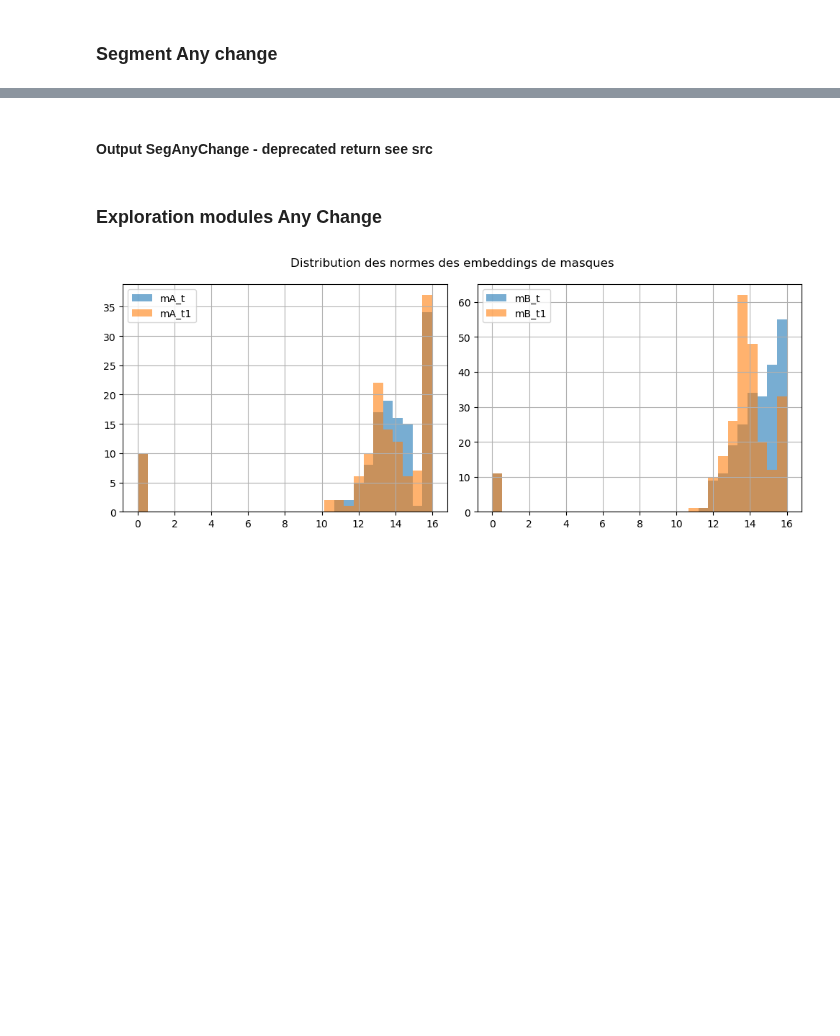
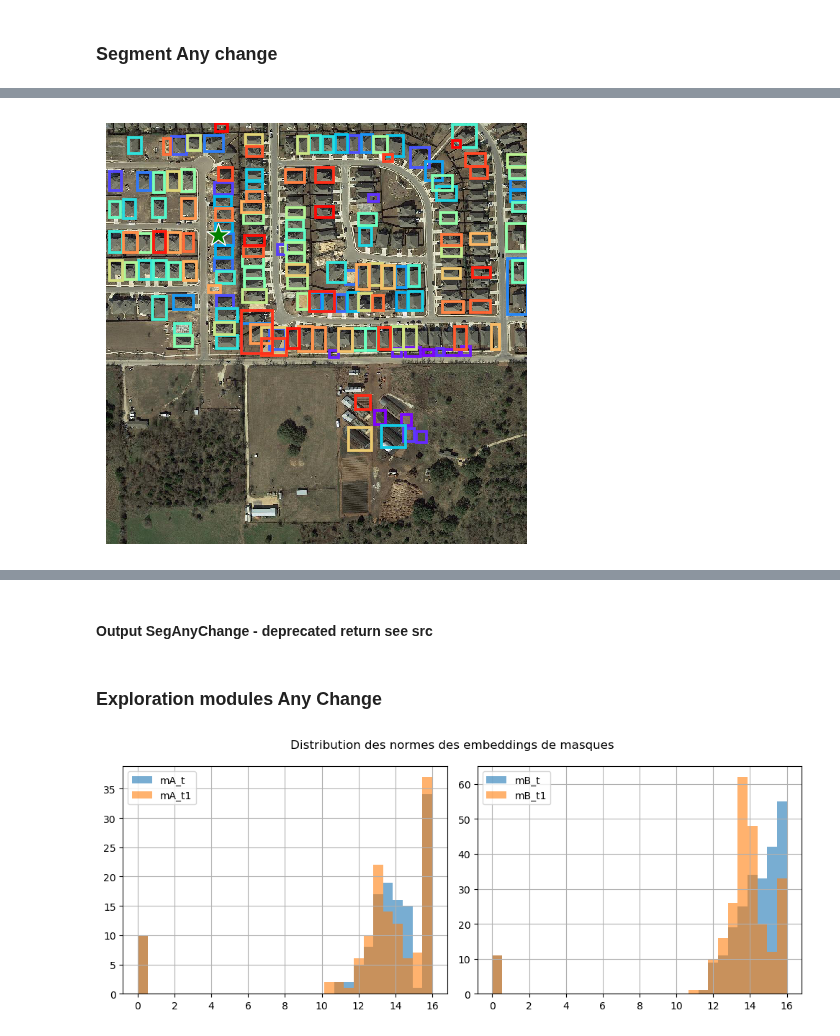
Before and after one commit to brustt/stylo_magique_intership_ign, a Jupyter notebook: notebooks/exploration/segment_any_change.ipynb, the cells around one changed output, grey strips where cells are left out. Saved outputs shown, nothing was run; the diff lists cells and outputs as text; code cells hidden in the pictures; blank space fills up the shorter version.

```diff
--- a/notebooks/exploration/segment_any_change.ipynb
+++ b/notebooks/exploration/segment_any_change.ipynb
@@ -78,0 +179,23 @@ nan values ci1 11
+# %%
+from segment_any_change.mask_items import ListProposal
+
+def show_sim_change_from_prompt(img: np.ndarray, input_prompt: np.ndarray, sim_items: ListProposal):
+    def convert_bbox_plt(bbox):
+        """Matplotib rectangle bbox format : xminymin,h,w"""
+        return ((bbox[0], bbox[1]), *bbox[2:])
+    show_img(img)
+    ax = plt.gca()
+    boxes = [convert_bbox_plt(_.meta["bbox"]) for _ in sim_items if isinstance(_.meta, dict)]
+    colors = plt.cm.rainbow(np.linspace(0, 1, len(boxes)))
+    for bbox, c in zip(boxes, colors):
+        # add rectangle to plot
+        ax.add_patch(Rectangle(*bbox,
+                     edgecolor=c,
+                     fill=False,
+                     lw=2))
+    ax.scatter(*input_prompt.ravel(),
+           color='green',
+           marker='*',
+           s=300,
+           edgecolor='white',
+           linewidth=0.8)
@@ -78,0 +206,4 @@ nan values ci1 11
+# %%
+show_sim_change_from_prompt(img_B, input_points, sim_obj_change)
+# %% [output]
+[figure, added]
```
Also changed, not shown: parts of 34 cells of this notebook, 8 other files.
